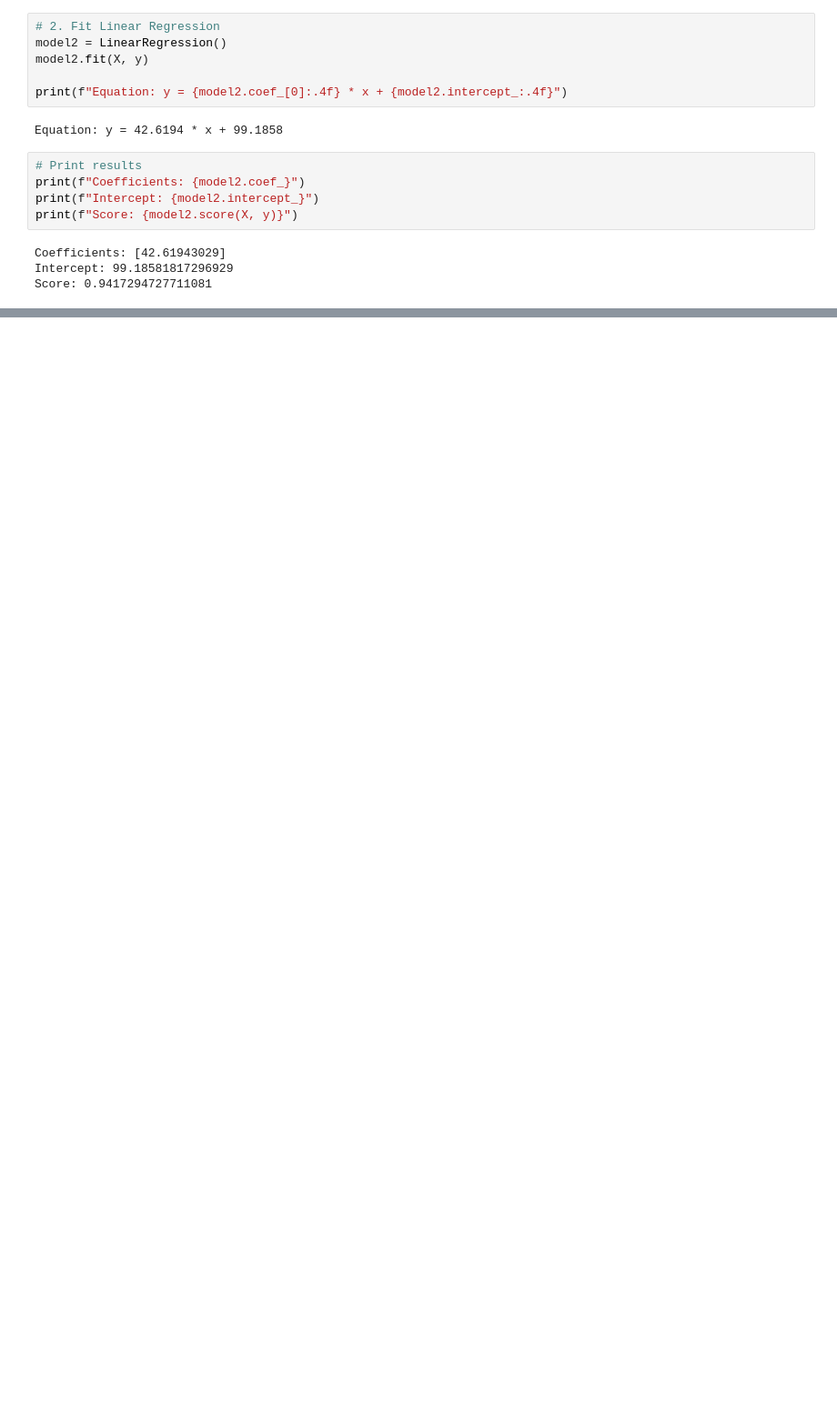
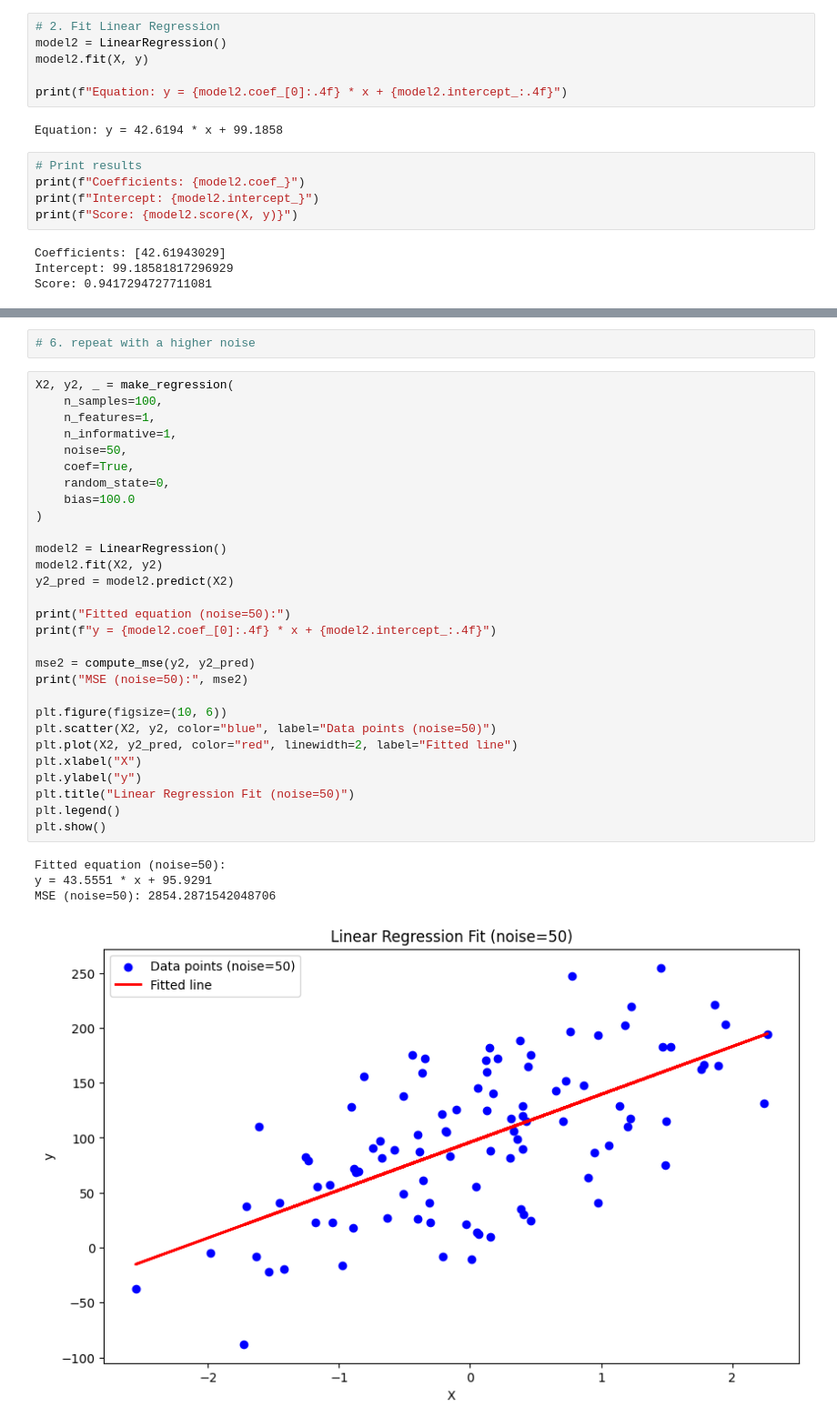
Before and after one commit to stkisengese/linear-regression, a Jupyter notebook: ex01_estimator.ipynb, the cells around one changed output, grey strips where cells are left out. Shown at 91% size. Cells and saved outputs as stored; diff of their text form; blank space fills up the shorter version.

```diff
--- a/ex01_estimator.ipynb
+++ b/ex01_estimator.ipynb
@@ -86,0 +102,36 @@ plt.show()
+# %%
+# 6. repeat with a higher noise
+# %%
+X2, y2, _ = make_regression(
+    n_samples=100,
+    n_features=1,
+    n_informative=1,
+    noise=50,
+    coef=True,
+    random_state=0,
+    bias=100.0
+)
+
+model2 = LinearRegression()
+model2.fit(X2, y2)
+y2_pred = model2.predict(X2)
+
+print("Fitted equation (noise=50):")
+print(f"y = {model2.coef_[0]:.4f} * x + {model2.intercept_:.4f}")
+
+mse2 = compute_mse(y2, y2_pred)
+print("MSE (noise=50):", mse2)
+
+plt.figure(figsize=(10, 6))
+plt.scatter(X2, y2, color="blue", label="Data points (noise=50)")
+plt.plot(X2, y2_pred, color="red", linewidth=2, label="Fitted line")
+plt.xlabel("X")
+plt.ylabel("y")
+plt.title("Linear Regression Fit (noise=50)")
+plt.legend()
+plt.show()
+# %% [output]
+Fitted equation (noise=50):
+y = 43.5551 * x + 95.9291
+MSE (noise=50): 2854.2871542048706
+[figure, added]
```
Also changed, not shown: parts of 7 cells of this notebook.
